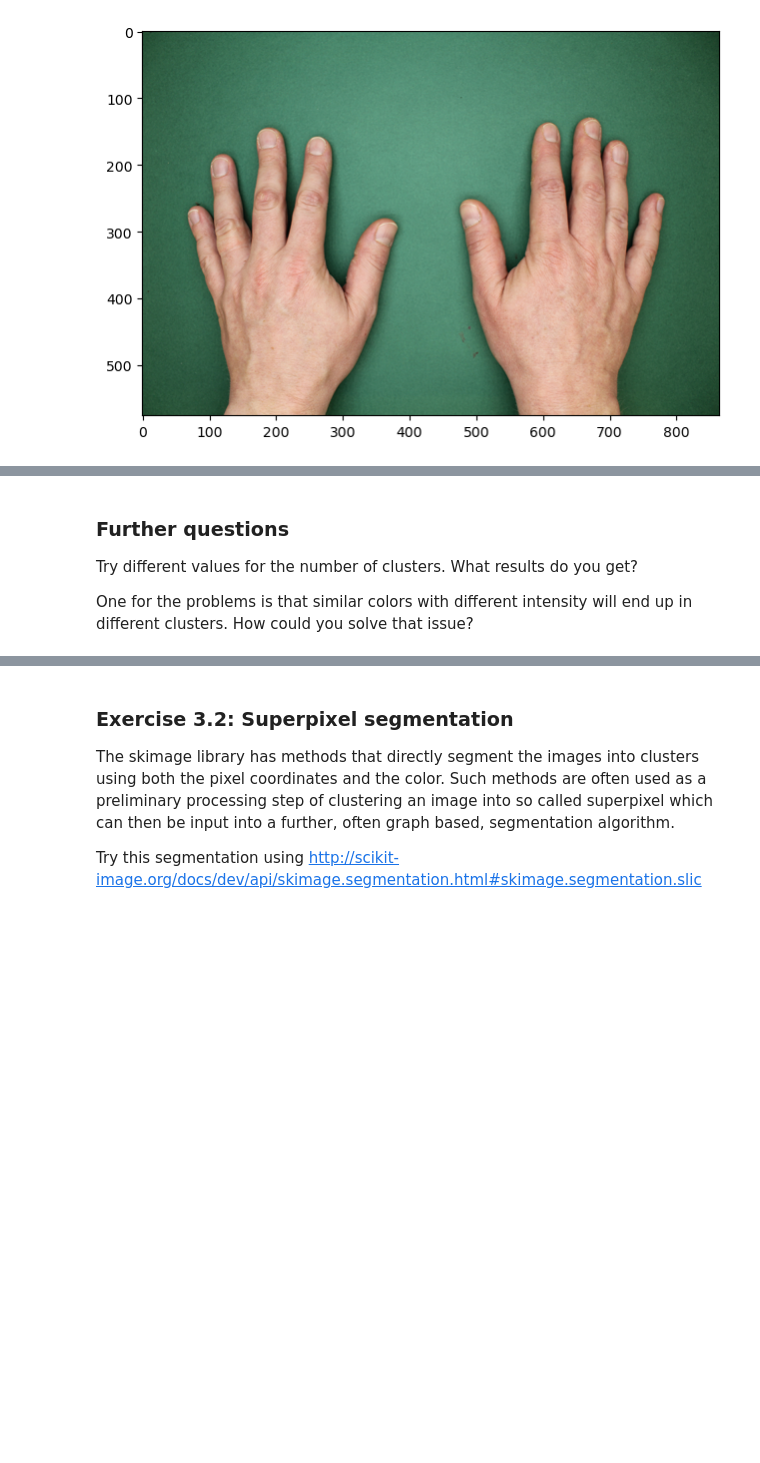
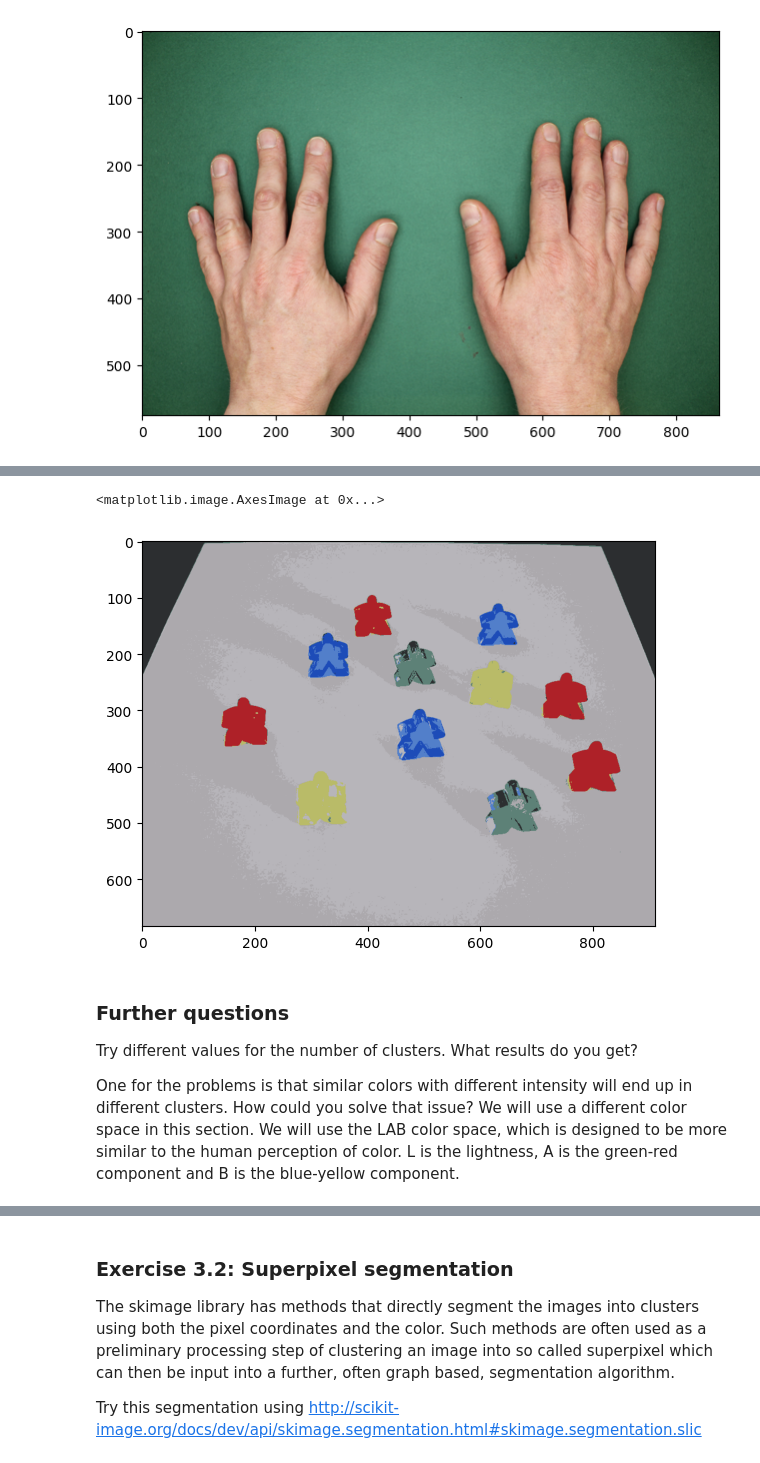
Before and after one commit to dennisshushackost/TSM_CompVIs, a Jupyter notebook: Exercises/Exercise 7/ex7.ipynb, the cells around one changed output, grey strips where cells are left out. Drawn from its saved outputs; the diff is of its cells as text; code cells hidden in the pictures; blank space fills up the shorter version.

```diff
--- a/Exercises/Exercise 7/ex7.ipynb
+++ b/Exercises/Exercise 7/ex7.ipynb
@@ -95,6 +104,23 @@ plt.imshow(image)
+# %%
+n_clusters = 8
+kmeans = sklearn.cluster.KMeans(n_clusters=n_clusters)
+kmeans.fit(data)
+
+# Get the color of the cluster centers
+center_colors = np.uint8(kmeans.cluster_centers_)
+
+# Get the labels for each pixel and reshape them to the original image size:
+labels_image = kmeans.labels_.reshape((image.shape[0], image.shape[1]))
+
+# Display the labels_image
+result = center_colors[labels_image]
+plt.imshow(result)
+# %% [output]
+<matplotlib.image.AxesImage at 0x...>
+[figure, added]
 # %% [markdown]
 ### Further questions
 
 Try different values for the number of clusters. What results do you get?
 
-One for the problems is that similar colors with different intensity will end up in different clusters. How could you solve that issue?
+One for the problems is that similar colors with different intensity will end up in different clusters. How could you solve that issue? We will use a different color space in this section. We will use the LAB color space, which is designed to be more similar to the human perception of color. L is the lightness, A is the green-red component and B is the blue-yellow component.
```
Also changed, not shown: parts of 8 cells of this notebook.
